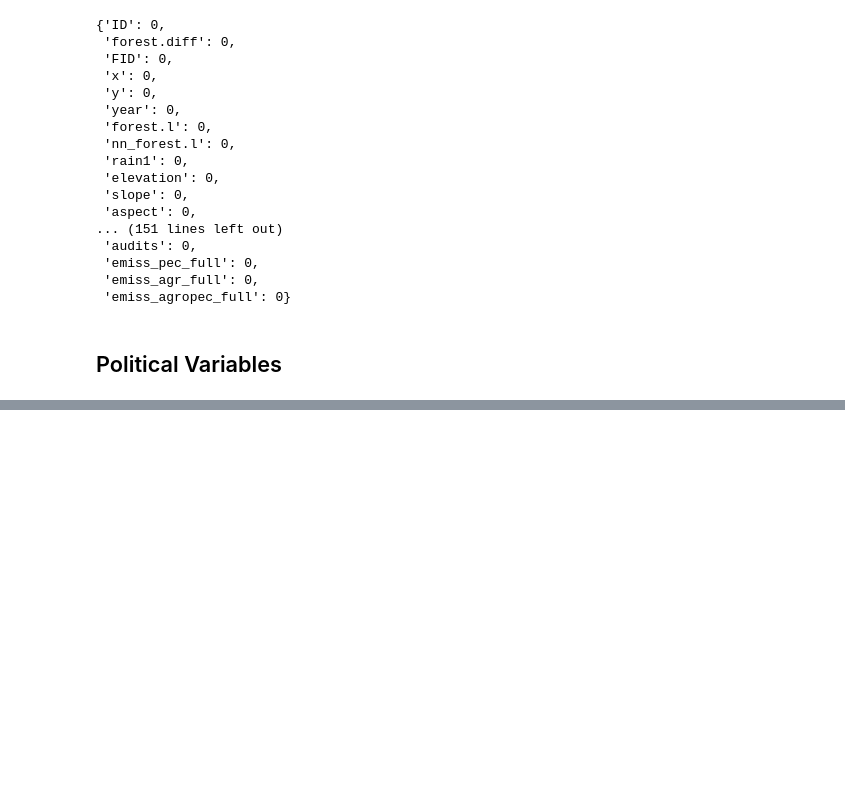
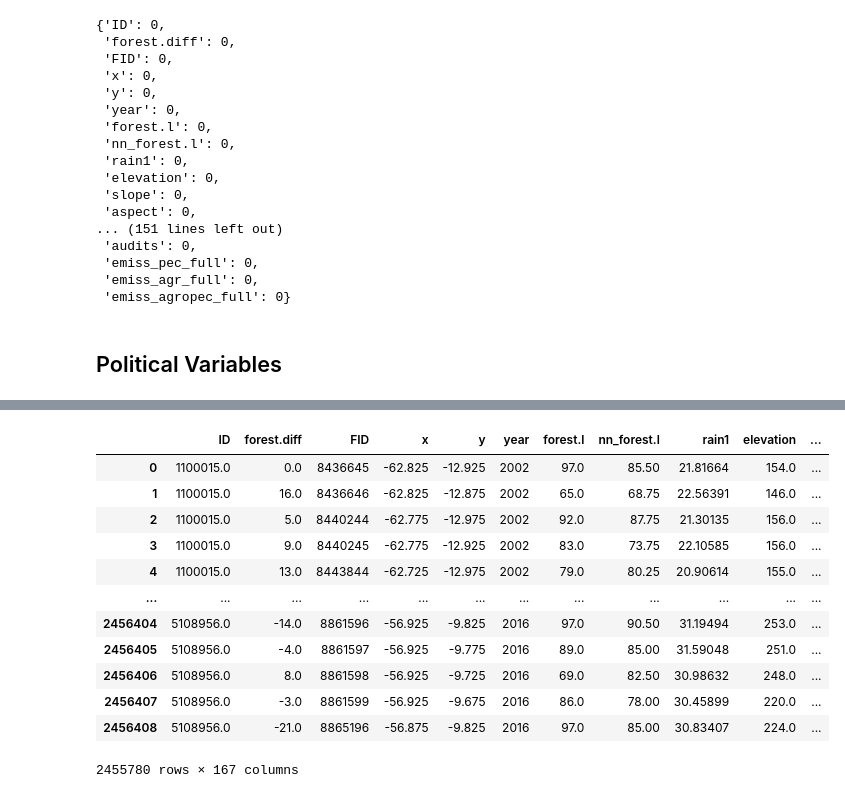
Before and after one commit to aulichney/Deforestation, a Jupyter notebook: DataMerge.ipynb, the cells around one changed output, grey strips where cells are left out. Cells and saved outputs as stored; diff of their text form; code cells hidden in the pictures; blank space fills up the shorter version.

```diff
--- a/DataMerge.ipynb
+++ b/DataMerge.ipynb
@@ -708 +719,17 @@ df
+# %%
+(df_full.year >= 2004) & (df_full.year <= 2016)
+# %% [output]
+|  | ID | forest.diff | FID | x | y | year | forest.l | nn_forest.l | rain1 | elevation | ... |
+| 0 | 1100015.0 | 0.0 | 8436645 | -62.825 | -12.925 | 2002 | 97.0 | 85.50 | 21.81664 | 154.0 | ... |
+| 1 | 1100015.0 | 16.0 | 8436646 | -62.825 | -12.875 | 2002 | 65.0 | 68.75 | 22.56391 | 146.0 | ... |
+| 2 | 1100015.0 | 5.0 | 8440244 | -62.775 | -12.975 | 2002 | 92.0 | 87.75 | 21.30135 | 156.0 | ... |
+| 3 | 1100015.0 | 9.0 | 8440245 | -62.775 | -12.925 | 2002 | 83.0 | 73.75 | 22.10585 | 156.0 | ... |
+| 4 | 1100015.0 | 13.0 | 8443844 | -62.725 | -12.975 | 2002 | 79.0 | 80.25 | 20.90614 | 155.0 | ... |
+| ... | ... | ... | ... | ... | ... | ... | ... | ... | ... | ... | ... |
+| 2456404 | 5108956.0 | -14.0 | 8861596 | -56.925 | -9.825 | 2016 | 97.0 | 90.50 | 31.19494 | 253.0 | ... |
+| 2456405 | 5108956.0 | -4.0 | 8861597 | -56.925 | -9.775 | 2016 | 89.0 | 85.00 | 31.59048 | 251.0 | ... |
+| 2456406 | 5108956.0 | 8.0 | 8861598 | -56.925 | -9.725 | 2016 | 69.0 | 82.50 | 30.98632 | 248.0 | ... |
+| 2456407 | 5108956.0 | -3.0 | 8861599 | -56.925 | -9.675 | 2016 | 86.0 | 78.00 | 30.45899 | 220.0 | ... |
+| 2456408 | 5108956.0 | -21.0 | 8865196 | -56.875 | -9.825 | 2016 | 97.0 | 85.00 | 30.83407 | 224.0 | ... |
+2455780 rows × 167 columns
 # %%
```
Also changed, not shown: parts of 10 cells of this notebook.
